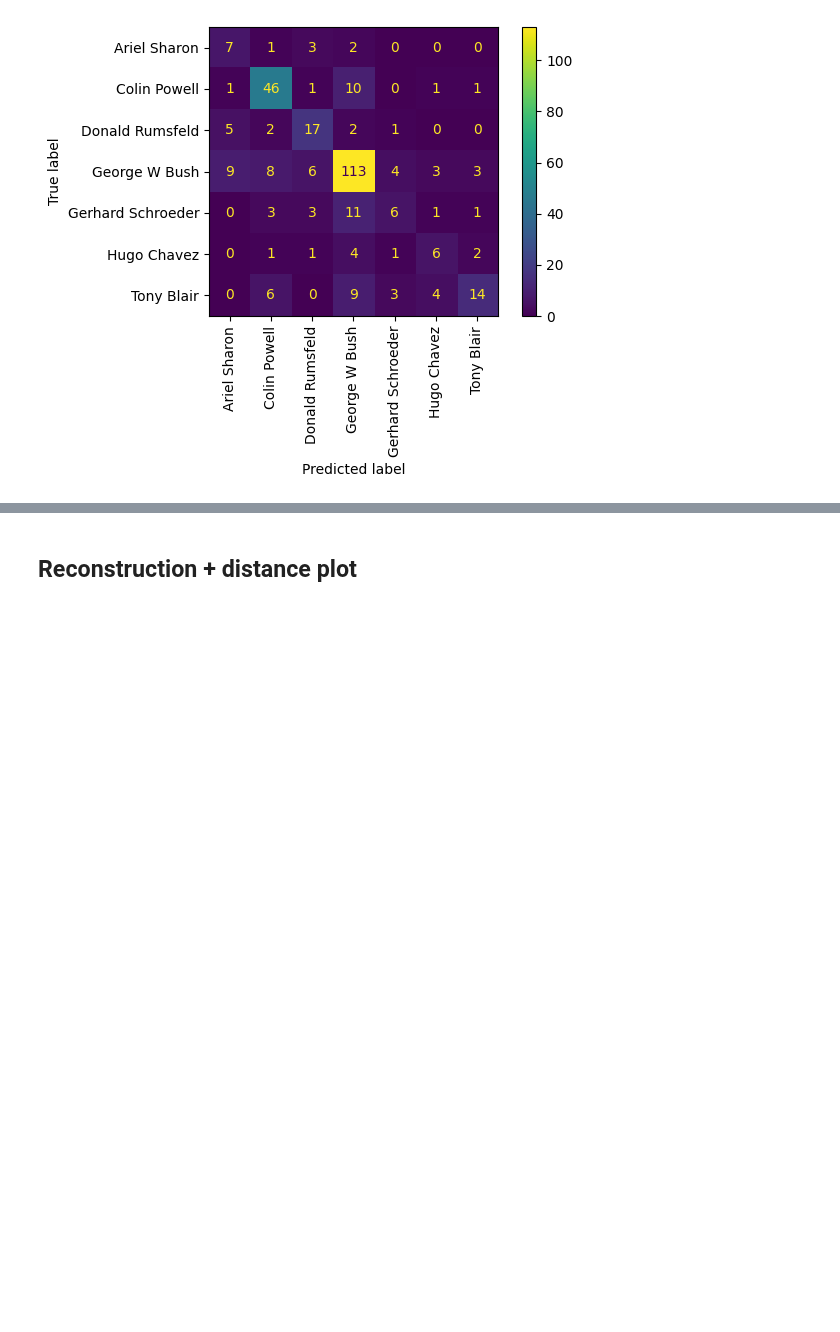
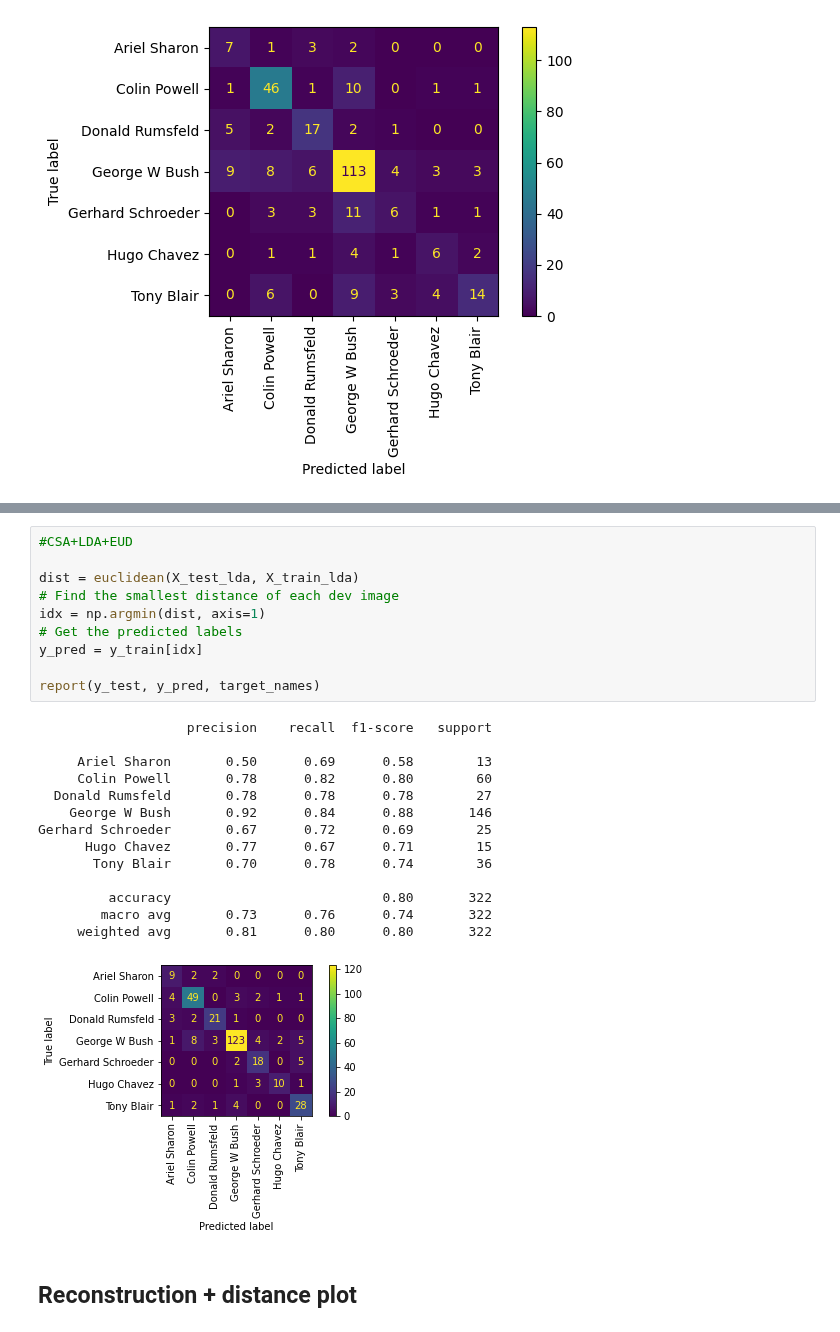
Before and after one commit to HeroLink/comp7404c-eigenfaces, a Jupyter notebook: jupyter/eigenfaces.ipynb, the cells around one changed output, grey strips where cells are left out. Cells and saved outputs as stored; diff of their text form; blank space fills up the shorter version.

```diff
--- a/jupyter/eigenfaces.ipynb
+++ b/jupyter/eigenfaces.ipynb
@@ -269,3 +434,28 @@ Gerhard Schroeder       0.40      0.24      0.30        25
+# %%
+#CSA+LDA+EUD
+
+dist = euclidean(X_test_lda, X_train_lda)
+# Find the smallest distance of each dev image
+idx = np.argmin(dist, axis=1)
+# Get the predicted labels
+y_pred = y_train[idx]
+
+report(y_test, y_pred, target_names)
+# %% [output]
+                   precision    recall  f1-score   support
+
+     Ariel Sharon       0.50      0.69      0.58        13
+     Colin Powell       0.78      0.82      0.80        60
+  Donald Rumsfeld       0.78      0.78      0.78        27
+    George W Bush       0.92      0.84      0.88       146
+Gerhard Schroeder       0.67      0.72      0.69        25
+      Hugo Chavez       0.77      0.67      0.71        15
+       Tony Blair       0.70      0.78      0.74        36
+
+         accuracy                           0.80       322
+        macro avg       0.73      0.76      0.74       322
+     weighted avg       0.81      0.80      0.80       322
+[figure, added]
 # %% [markdown]
 ## Reconstruction + distance plot
 # %%
```
Also changed, not shown: parts of 6 cells of this notebook.
